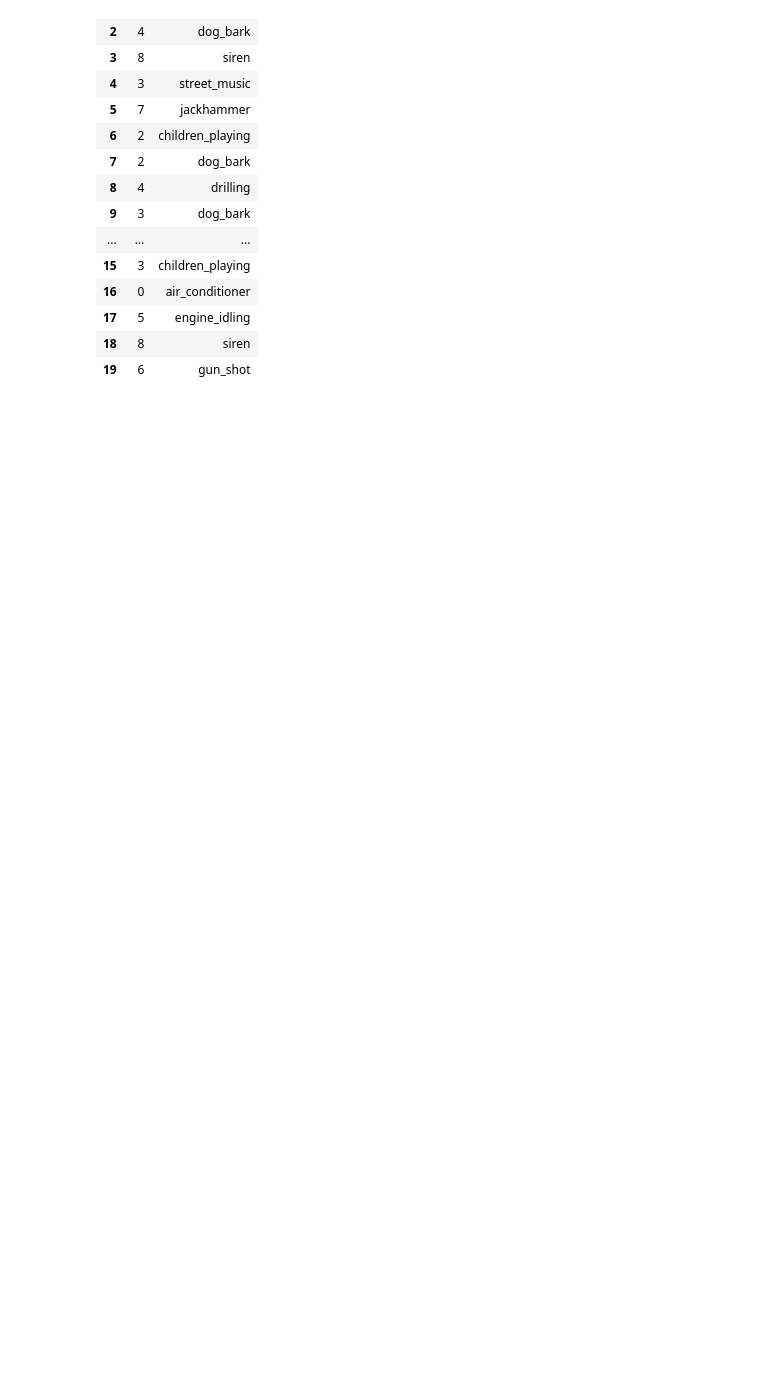
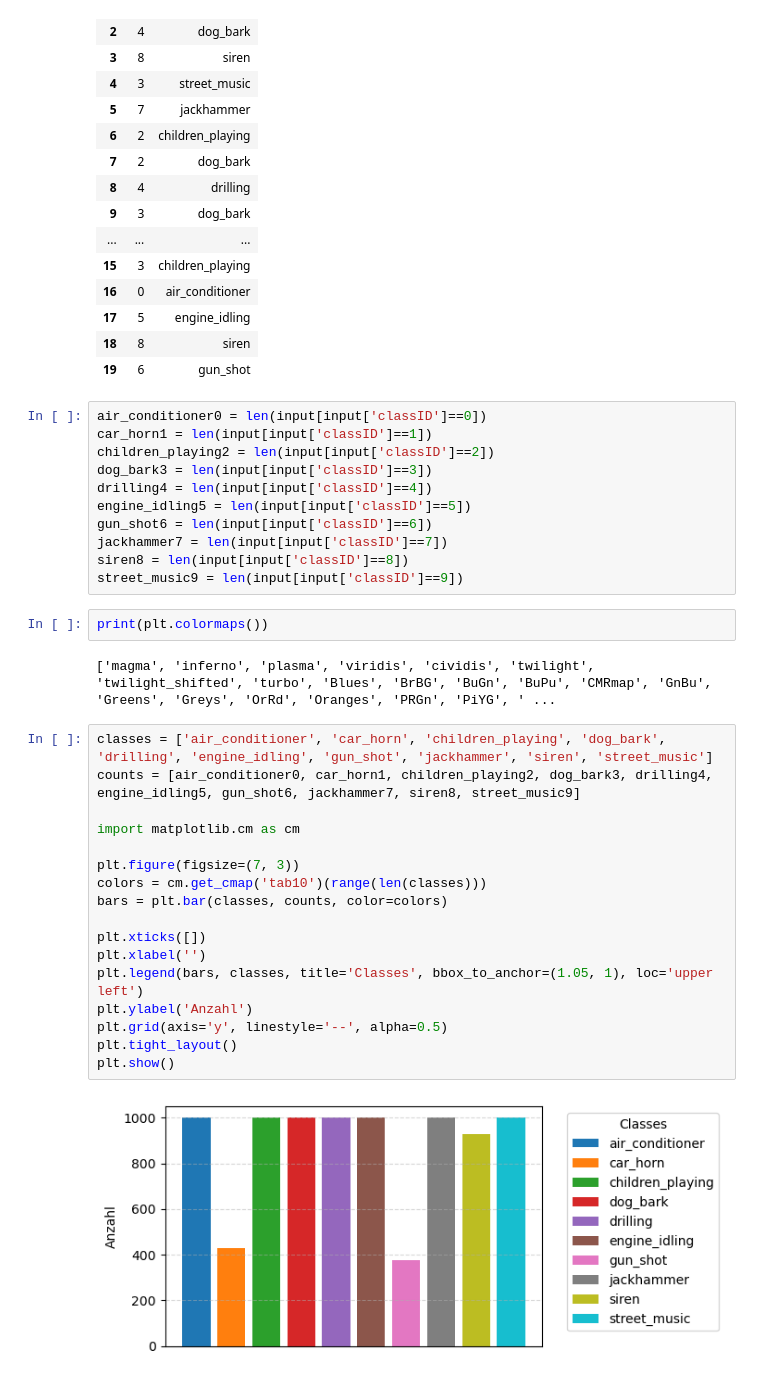
Before and after one commit to pascalsto/Urban-Sound-Classification, a Jupyter notebook: Classification.ipynb, the cells around one changed output. Drawn from its saved outputs; the diff is of its cells as text; blank space fills up the shorter version.

```diff
--- a/Classification.ipynb
+++ b/Classification.ipynb
@@ -978,3 +978,37 @@ output.head(20)
 | 17 | 5 | engine_idling |
 | 18 | 8 | siren |
 | 19 | 6 | gun_shot |
+# %%
+air_conditioner0 = len(input[input['classID']==0])
+car_horn1 = len(input[input['classID']==1])
+children_playing2 = len(input[input['classID']==2])
+dog_bark3 = len(input[input['classID']==3])
+drilling4 = len(input[input['classID']==4])
+engine_idling5 = len(input[input['classID']==5])
+gun_shot6 = len(input[input['classID']==6])
+jackhammer7 = len(input[input['classID']==7])
+siren8 = len(input[input['classID']==8])
+street_music9 = len(input[input['classID']==9])
+# %%
+print(plt.colormaps())
+# %% [output]
+['magma', 'inferno', 'plasma', 'viridis', 'cividis', 'twilight', 'twilight_shifted', 'turbo', 'Blues', 'BrBG', 'BuGn', 'BuPu', 'CMRmap', 'GnBu', 'Greens', 'Greys', 'OrRd', 'Oranges', 'PRGn', 'PiYG', ' ...
+# %%
+classes = ['air_conditioner', 'car_horn', 'children_playing', 'dog_bark', 'drilling', 'engine_idling', 'gun_shot', 'jackhammer', 'siren', 'street_music']
+counts = [air_conditioner0, car_horn1, children_playing2, dog_bark3, drilling4, engine_idling5, gun_shot6, jackhammer7, siren8, street_music9]
+
+import matplotlib.cm as cm
+
+plt.figure(figsize=(7, 3))
+colors = cm.get_cmap('tab10')(range(len(classes)))
+bars = plt.bar(classes, counts, color=colors)
+
+plt.xticks([])
+plt.xlabel('')
+plt.legend(bars, classes, title='Classes', bbox_to_anchor=(1.05, 1), loc='upper left')
+plt.ylabel('Anzahl')
+plt.grid(axis='y', linestyle='--', alpha=0.5)
+plt.tight_layout()
+plt.show()
+# %% [output]
+[figure, added]
```
Also changed, not shown: parts of 3 cells of this notebook, 6 other files.
